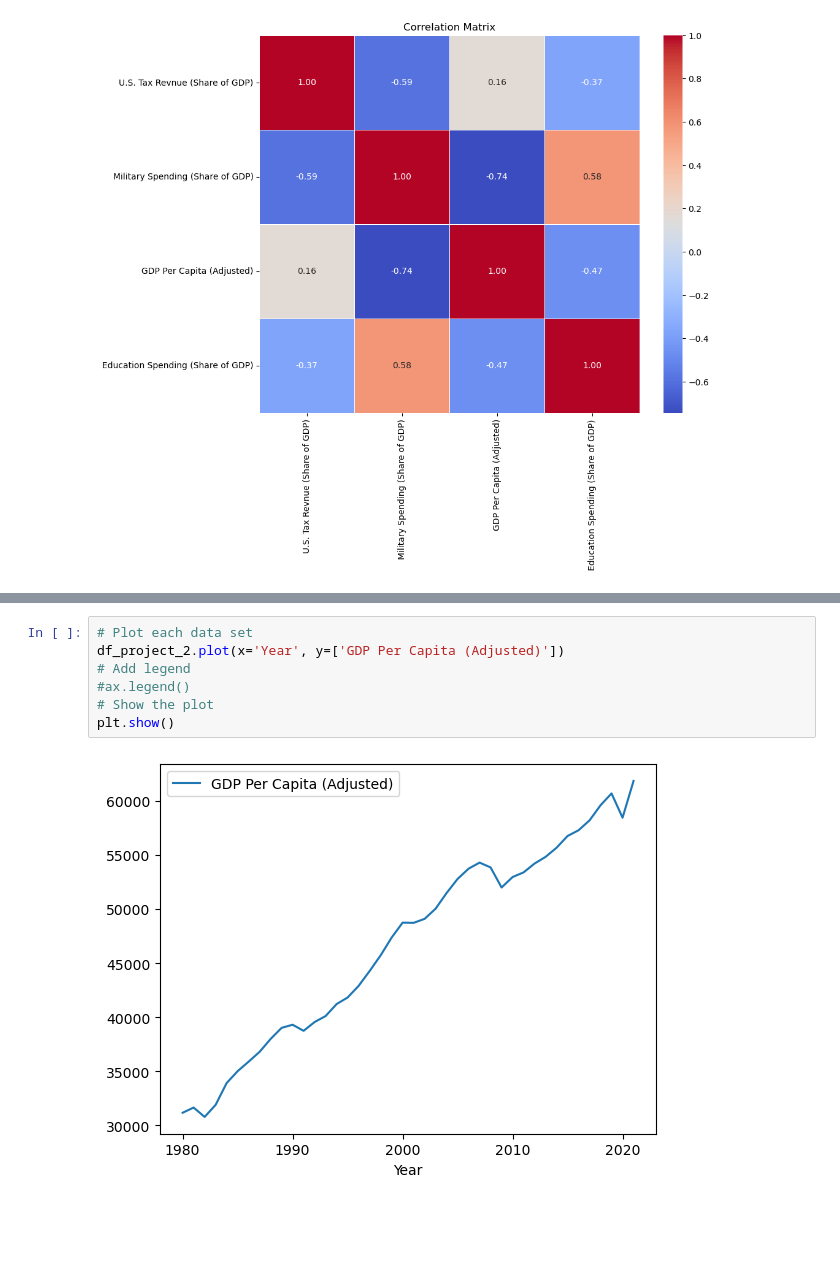
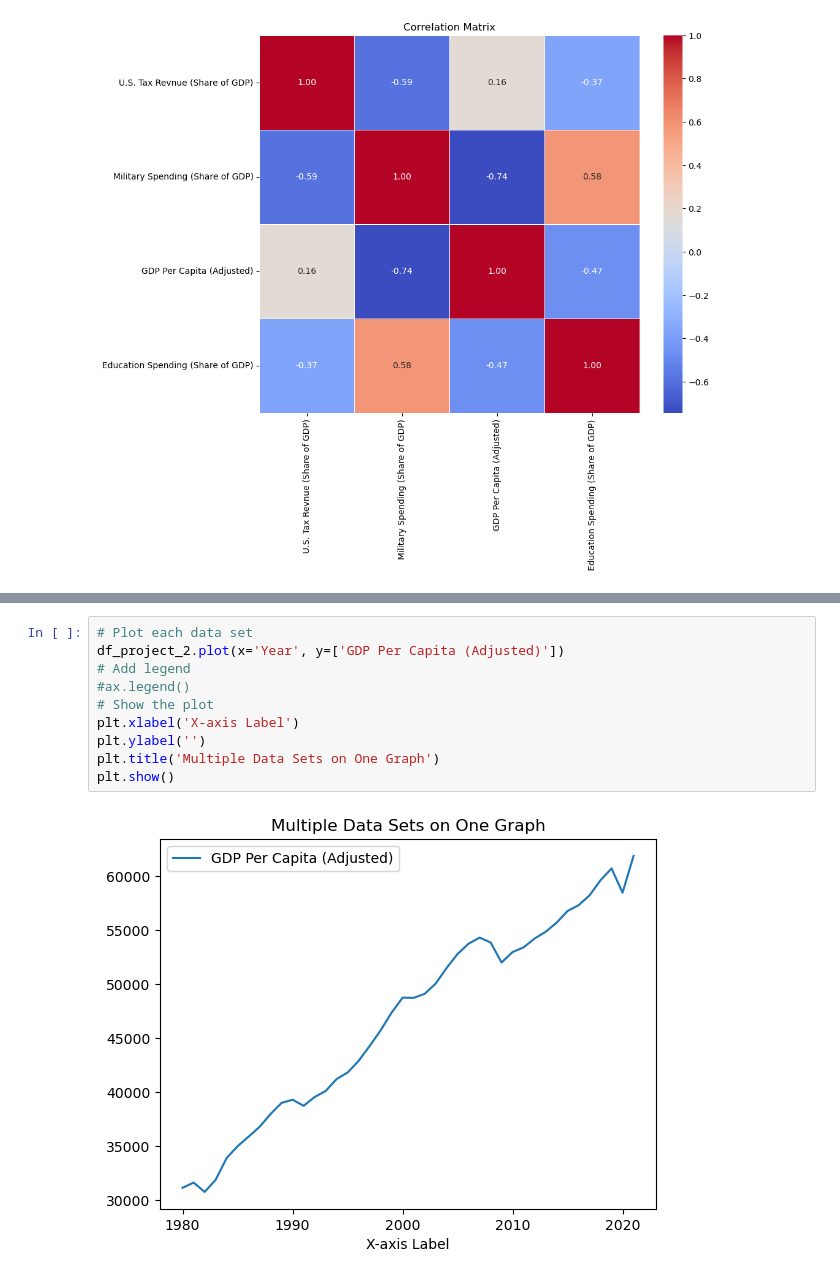
Before and after one commit to Theoceanisfull/Case_Study_Military_Spending_And_Economic_Output_Relationship, a Jupyter notebook: Data_cleaning.ipynb, the cells around one changed output, grey strips where cells are left out. Drawn from its saved outputs; the diff is of its cells as text; blank space fills up the shorter version.

```diff
--- a/Data_cleaning.ipynb
+++ b/Data_cleaning.ipynb
@@ -232,9 +322,12 @@ plt.show()
 # %%
 # Plot each data set
 df_project_2.plot(x='Year', y=['GDP Per Capita (Adjusted)'])
 # Add legend
 #ax.legend()
 # Show the plot
+plt.xlabel('X-axis Label')
+plt.ylabel('')
+plt.title('Multiple Data Sets on One Graph')
 plt.show()
 # %% [output]
-[figure, old version]
+[figure, new version]
```
Also changed, not shown: parts of 14 cells of this notebook, 1 other file.
